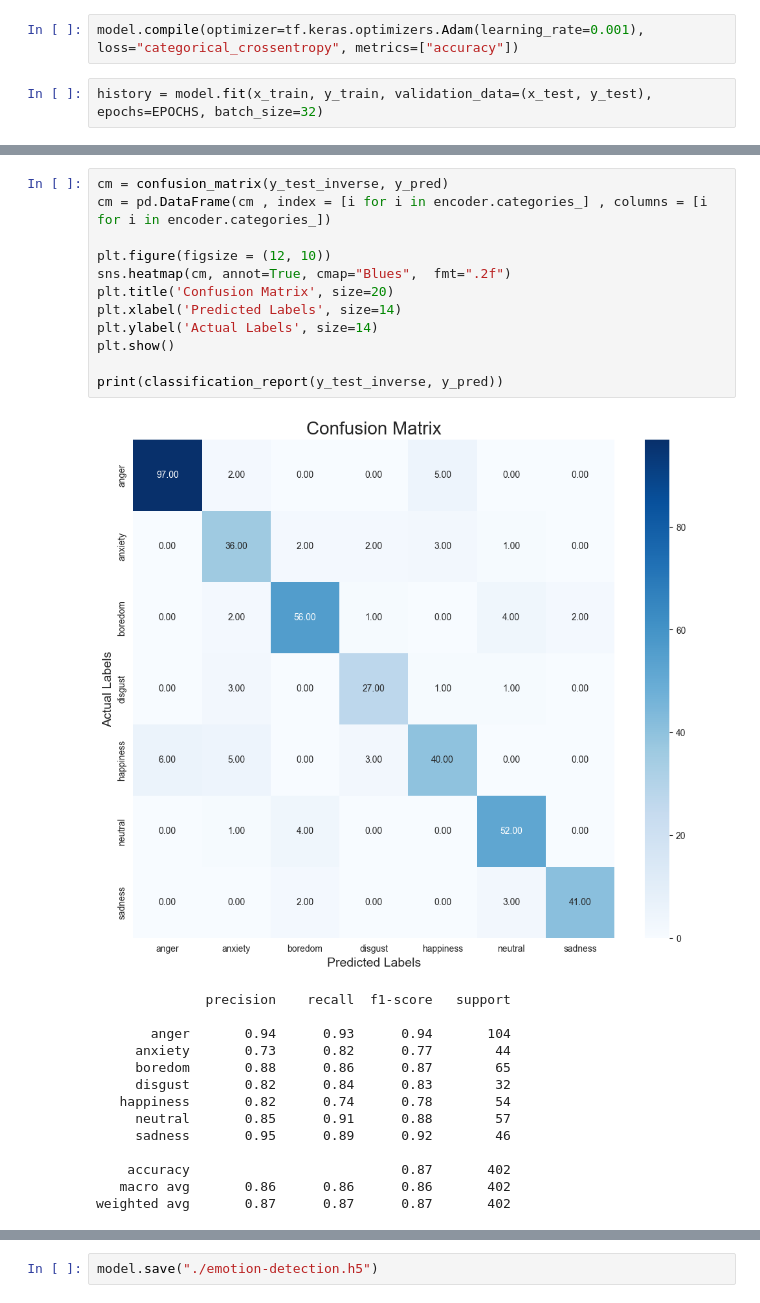
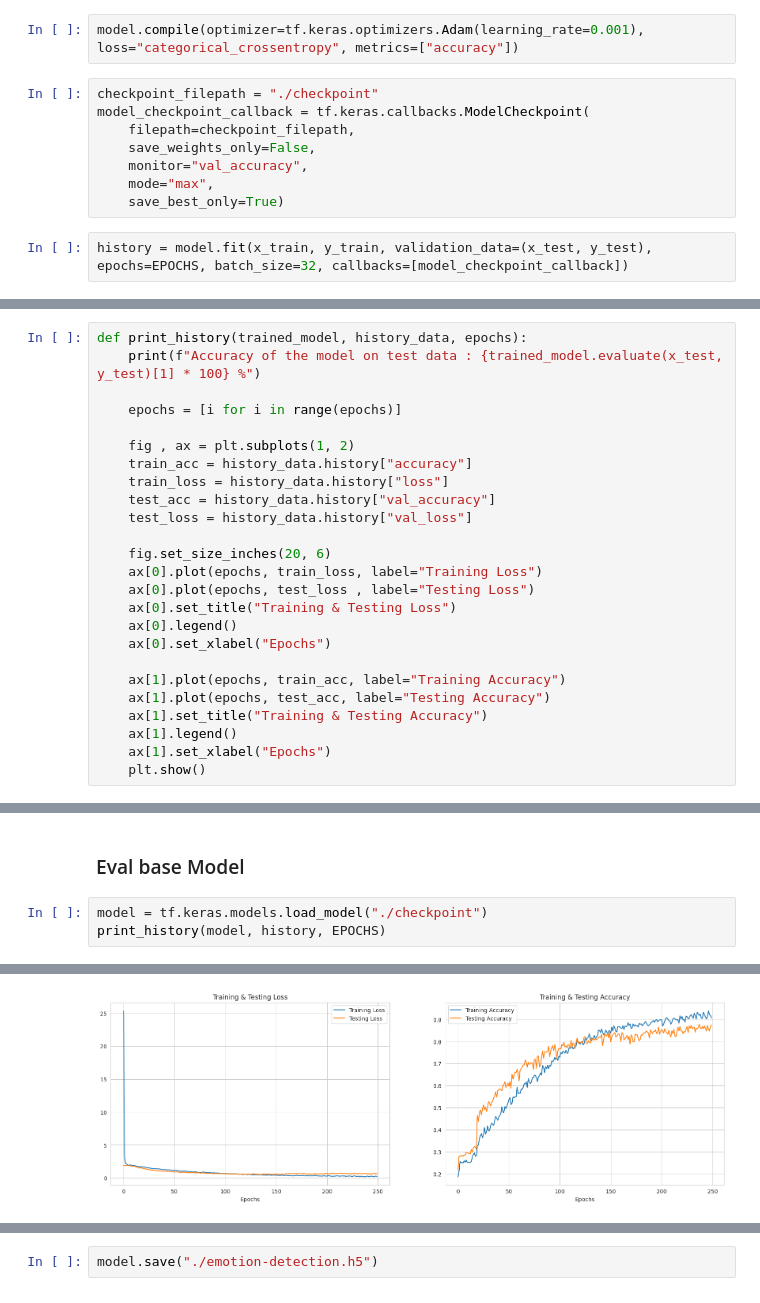
Before and after one commit to baernhaeckt/MachineLearner2023, a Jupyter notebook: notebooks/emotion-detection.ipynb, the cells around one changed output, grey strips where cells are left out. Cells and saved outputs as stored; diff of their text form.

```diff
--- a/notebooks/emotion-detection.ipynb
+++ b/notebooks/emotion-detection.ipynb
@@ -253,6 +258,14 @@ Non-trainable params: 0
 _________________________________________________________________
 # %%
 model.compile(optimizer=tf.keras.optimizers.Adam(learning_rate=0.001), loss="categorical_crossentropy", metrics=["accuracy"])
+# %%
+checkpoint_filepath = "./checkpoint"
+model_checkpoint_callback = tf.keras.callbacks.ModelCheckpoint(
+    filepath=checkpoint_filepath,
+    save_weights_only=False,
+    monitor="val_accuracy",
+    mode="max",
+    save_best_only=True)
 # %%
-history = model.fit(x_train, y_train, validation_data=(x_test, y_test), epochs=EPOCHS, batch_size=32)
+history = model.fit(x_train, y_train, validation_data=(x_test, y_test), epochs=EPOCHS, batch_size=32, callbacks=[model_checkpoint_callback])
 # %% [output]
@@ -276 +391,26 @@ Epoch 150/150
+# %%
+def print_history(trained_model, history_data, epochs):
+    print(f"Accuracy of the model on test data : {trained_model.evaluate(x_test, y_test)[1] * 100} %")
+
+    epochs = [i for i in range(epochs)]
+
+    fig , ax = plt.subplots(1, 2)
+    train_acc = history_data.history["accuracy"]
+    train_loss = history_data.history["loss"]
+    test_acc = history_data.history["val_accuracy"]
+    test_loss = history_data.history["val_loss"]
+
+    fig.set_size_inches(20, 6)
+    ax[0].plot(epochs, train_loss, label="Training Loss")
+    ax[0].plot(epochs, test_loss , label="Testing Loss")
+    ax[0].set_title("Training & Testing Loss")
+    ax[0].legend()
+    ax[0].set_xlabel("Epochs")
+
+    ax[1].plot(epochs, train_acc, label="Training Accuracy")
+    ax[1].plot(epochs, test_acc, label="Testing Accuracy")
+    ax[1].set_title("Training & Testing Accuracy")
+    ax[1].legend()
+    ax[1].set_xlabel("Epochs")
+    plt.show()
 # %%
@@ -327,27 +439,6 @@ df.head(10)
-# %%
-cm = confusion_matrix(y_test_inverse, y_pred)
-cm = pd.DataFrame(cm , index = [i for i in encoder.categories_] , columns = [i for i in encoder.categories_])
-
-plt.figure(figsize = (12, 10))
-sns.heatmap(cm, annot=True, cmap="Blues",  fmt=".2f")
-plt.title('Confusion Matrix', size=20)
-plt.xlabel('Predicted Labels', size=14)
-plt.ylabel('Actual Labels', size=14)
-plt.show()
-
-print(classification_report(y_test_inverse, y_pred))
-# %% [output]
-[figure, removed]
-              precision    recall  f1-score   support
-
-       anger       0.94      0.93      0.94       104
-     anxiety       0.73      0.82      0.77        44
-     boredom       0.88      0.86      0.87        65
-     disgust       0.82      0.84      0.83        32
-   happiness       0.82      0.74      0.78        54
-     neutral       0.85      0.91      0.88        57
-     sadness       0.95      0.89      0.92        46
-
-    accuracy                           0.87       402
-   macro avg       0.86      0.86      0.86       402
-weighted avg       0.87      0.87      0.87       402
+# %% [markdown]
+### Eval base Model
+# %%
+model = tf.keras.models.load_model("./checkpoint")
+print_history(model, history, EPOCHS)
+# %% [output]
@@ -353,0 +447 @@ weighted avg       0.87      0.87      0.87       402
+[figure, added]
```
Also changed, not shown: parts of 27 cells of this notebook.
